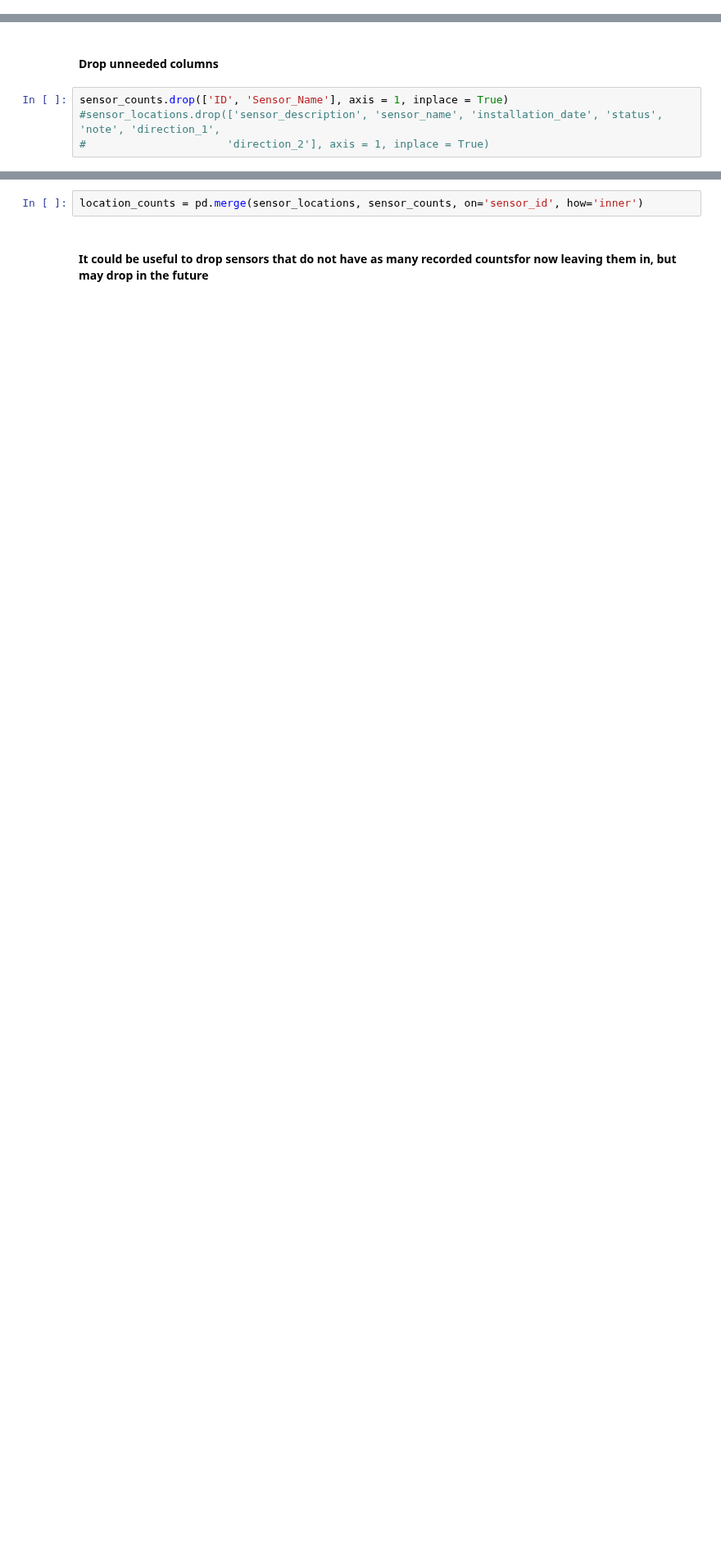
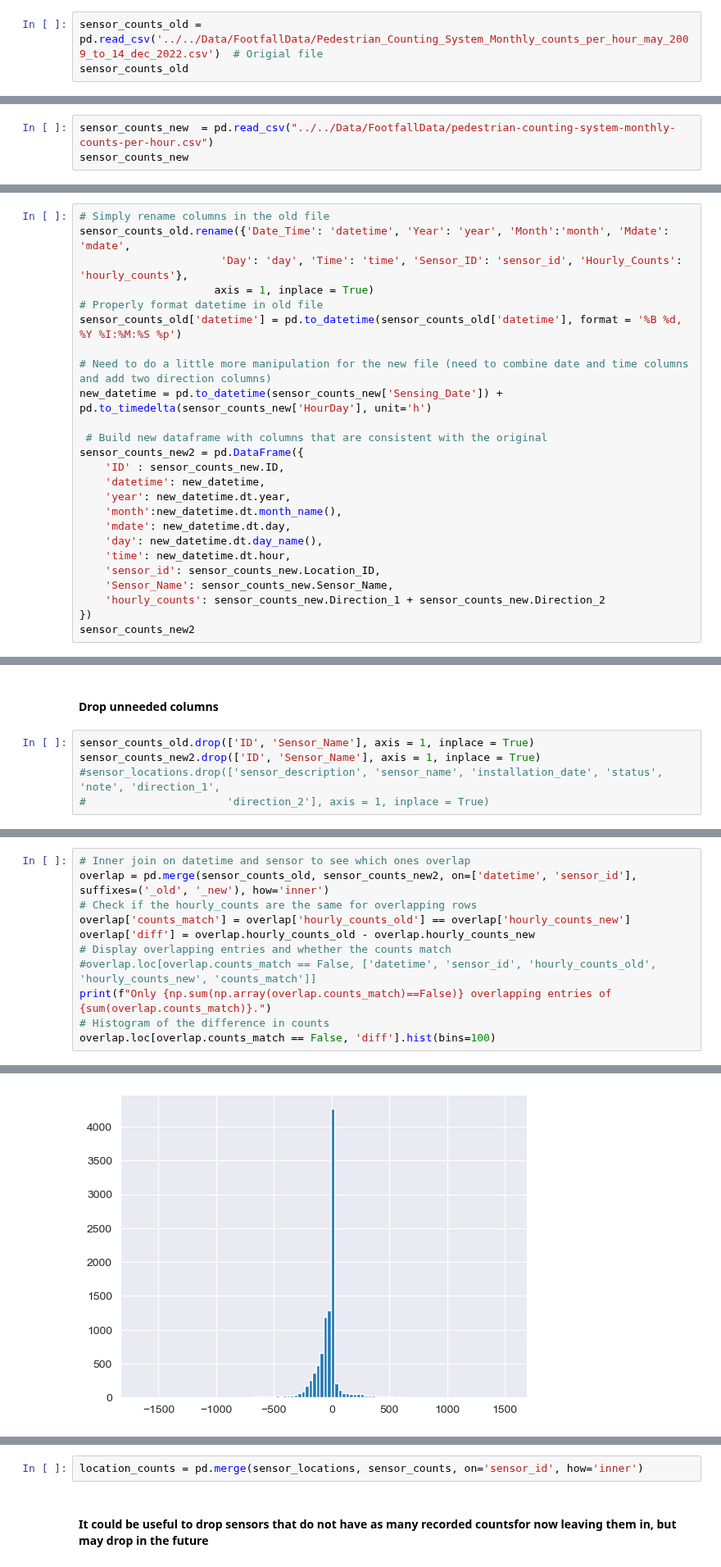
Before and after one commit to nickmalleson/footfall, a Jupyter notebook: MelbourneAnalysis/1. PreparingData/1. CleanData/CleaningData-Footfall.ipynb, the cells around one changed output, grey strips where cells are left out. Shown at 82% size. Saved outputs shown, nothing was run; the diff lists cells and outputs as text; blank space fills up the shorter version.

Commit message:
bringing in new more recent footfall data

```diff
--- a/MelbourneAnalysis/1. PreparingData/1. CleanData/CleaningData-Footfall.ipynb
+++ b/MelbourneAnalysis/1. PreparingData/1. CleanData/CleaningData-Footfall.ipynb
@@ -31,0 +29,3 @@ Data directory '../../Data/' already contains files.
+# %%
+sensor_counts_old = pd.read_csv('../../Data/FootfallData/Pedestrian_Counting_System_Monthly_counts_per_hour_may_2009_to_14_dec_2022.csv')  # Origial file
+sensor_counts_old
@@ -31,0 +46,3 @@ Data directory '../../Data/' already contains files.
+# %%
+sensor_counts_new  = pd.read_csv("../../Data/FootfallData/pedestrian-counting-system-monthly-counts-per-hour.csv")
+sensor_counts_new
@@ -37,0 +82,25 @@ sensor_counts.rename({'Date_Time': 'datetime', 'Year': 'year', 'Month':'month',
+# %%
+# Simply rename columns in the old file
+sensor_counts_old.rename({'Date_Time': 'datetime', 'Year': 'year', 'Month':'month', 'Mdate': 'mdate',
+                      'Day': 'day', 'Time': 'time', 'Sensor_ID': 'sensor_id', 'Hourly_Counts': 'hourly_counts'},
+                     axis = 1, inplace = True)
+# Properly format datetime in old file
+sensor_counts_old['datetime'] = pd.to_datetime(sensor_counts_old['datetime'], format = '%B %d, %Y %I:%M:%S %p')
+
+# Need to do a little more manipulation for the new file (need to combine date and time columns and add two direction columns)
+new_datetime = pd.to_datetime(sensor_counts_new['Sensing_Date']) + pd.to_timedelta(sensor_counts_new['HourDay'], unit='h')
+
+ # Build new dataframe with columns that are consistent with the original
+sensor_counts_new2 = pd.DataFrame({
+    'ID' : sensor_counts_new.ID,
+    'datetime': new_datetime,
+    'year': new_datetime.dt.year,
+    'month':new_datetime.dt.month_name(),
+    'mdate': new_datetime.dt.day,
+    'day': new_datetime.dt.day_name(),
+    'time': new_datetime.dt.hour,
+    'sensor_id': sensor_counts_new.Location_ID,
+    'Sensor_Name': sensor_counts_new.Sensor_Name,
+    'hourly_counts': sensor_counts_new.Direction_1 + sensor_counts_new.Direction_2
+})
+sensor_counts_new2
@@ -38,6 +121,7 @@ sensor_counts.rename({'Date_Time': 'datetime', 'Year': 'year', 'Month':'month',
 # %% [markdown]
 #### Drop unneeded columns
 # %%
-sensor_counts.drop(['ID', 'Sensor_Name'], axis = 1, inplace = True)
+sensor_counts_old.drop(['ID', 'Sensor_Name'], axis = 1, inplace = True)
+sensor_counts_new2.drop(['ID', 'Sensor_Name'], axis = 1, inplace = True)
 #sensor_locations.drop(['sensor_description', 'sensor_name', 'installation_date', 'status', 'note', 'direction_1',
 #                      'direction_2'], axis = 1, inplace = True)
@@ -43,0 +132,12 @@ sensor_counts.drop(['ID', 'Sensor_Name'], axis = 1, inplace = True)
+# %%
+# Inner join on datetime and sensor to see which ones overlap
+overlap = pd.merge(sensor_counts_old, sensor_counts_new2, on=['datetime', 'sensor_id'], suffixes=('_old', '_new'), how='inner')
+# Check if the hourly_counts are the same for overlapping rows
+overlap['counts_match'] = overlap['hourly_counts_old'] == overlap['hourly_counts_new']
+overlap['diff'] = overlap.hourly_counts_old - overlap.hourly_counts_new
+# Display overlapping entries and whether the counts match
+#overlap.loc[overlap.counts_match == False, ['datetime', 'sensor_id', 'hourly_counts_old', 'hourly_counts_new', 'counts_match']]
+print(f"Only {np.sum(np.array(overlap.counts_match)==False)} overlapping entries of {sum(overlap.counts_match)}.")
+# Histogram of the difference in counts
+overlap.loc[overlap.counts_match == False, 'diff'].hist(bins=100)
+# %% [output]
@@ -43,0 +146 @@ sensor_counts.drop(['ID', 'Sensor_Name'], axis = 1, inplace = True)
+[figure, added]
```
Also changed, not shown: parts of 21 cells of this notebook, 1 other file.
